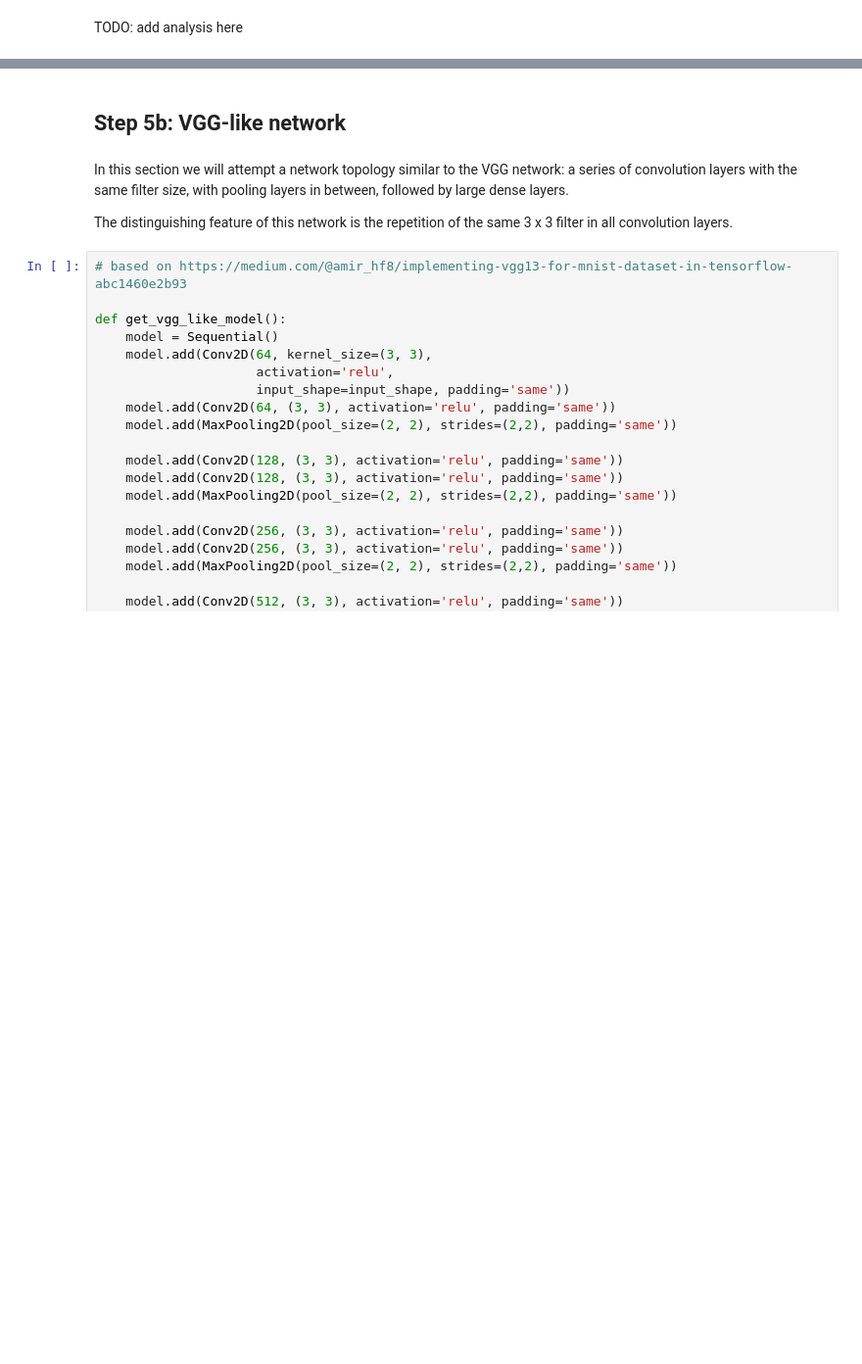
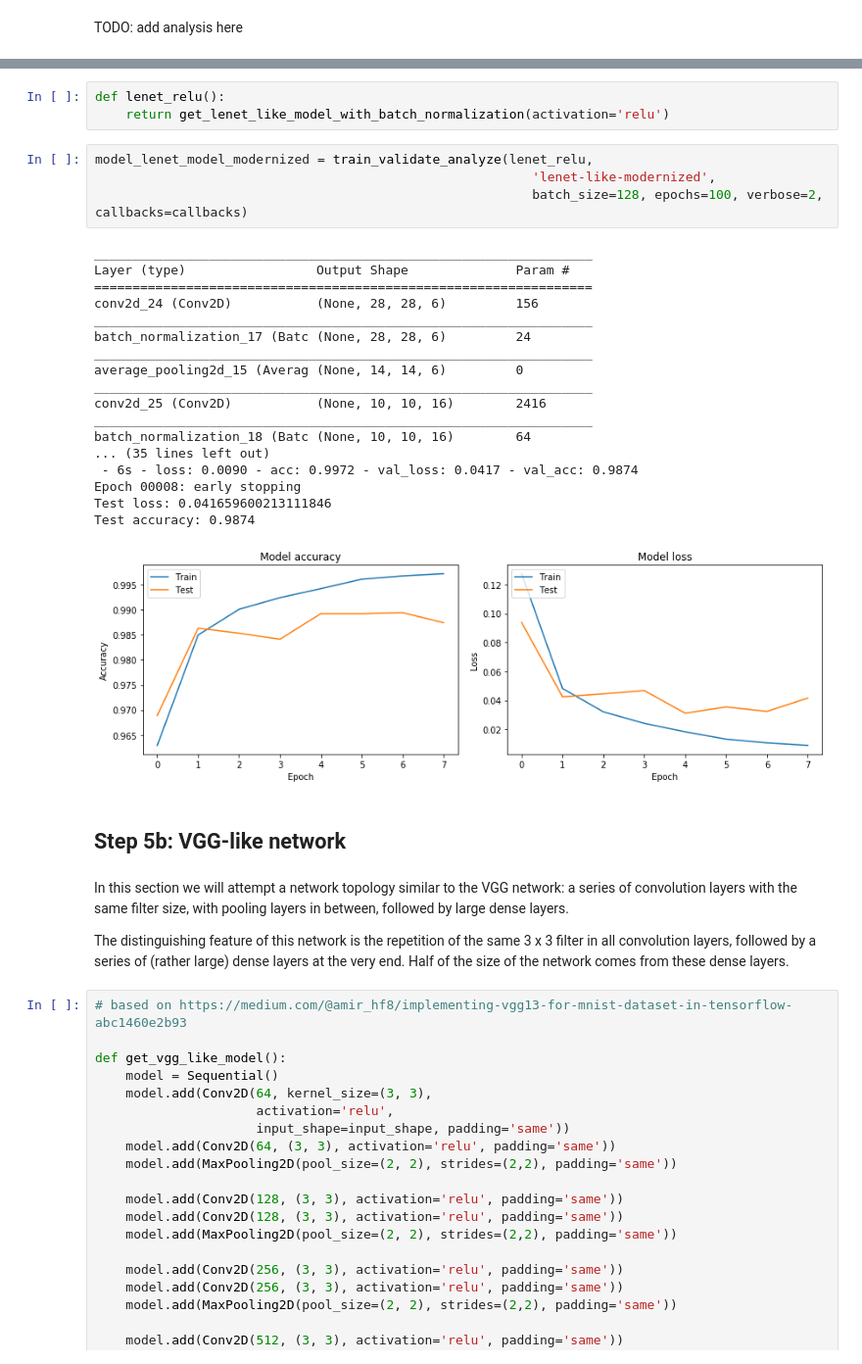
Before and after one commit to fau-masters-collected-works-cgarbin/cap6618-computer-vision, a Jupyter notebook: module5/CAP6618_PP3_final_cgarbin.ipynb, the cells around one changed output, grey strips where cells are left out. Shown at 98% size. Drawn from its saved outputs; the diff is of its cells as text; blank space fills up the shorter version.

```diff
--- a/module5/CAP6618_PP3_final_cgarbin.ipynb
+++ b/module5/CAP6618_PP3_final_cgarbin.ipynb
@@ -432,9 +439,35 @@ TODO: add analysis here
+# %%
+def lenet_relu():
+    return get_lenet_like_model_with_batch_normalization(activation='relu')
+# %%
+model_lenet_model_modernized = train_validate_analyze(lenet_relu,
+                                                         'lenet-like-modernized',
+                                                         batch_size=128, epochs=100, verbose=2, callbacks=callbacks)
+# %% [output]
+_________________________________________________________________
+Layer (type)                 Output Shape              Param #
+=================================================================
+conv2d_24 (Conv2D)           (None, 28, 28, 6)         156
+_________________________________________________________________
+batch_normalization_17 (Batc (None, 28, 28, 6)         24
+_________________________________________________________________
+average_pooling2d_15 (Averag (None, 14, 14, 6)         0
+_________________________________________________________________
+conv2d_25 (Conv2D)           (None, 10, 10, 16)        2416
+_________________________________________________________________
+batch_normalization_18 (Batc (None, 10, 10, 16)        64
+... (35 lines left out)
+ - 6s - loss: 0.0090 - acc: 0.9972 - val_loss: 0.0417 - val_acc: 0.9874
+Epoch 00008: early stopping
+Test loss: 0.041659600213111846
+Test accuracy: 0.9874
+[figure, added]
 # %% [markdown]
 ## Step 5b: VGG-like network
 # %% [markdown]
 In this section we will attempt a network topology similar to the VGG network: a series of convolution layers with the same filter size, with pooling layers in between, followed by large dense layers.
 
-The distinguishing feature of this network is the repetition of the same 3 x 3 filter in all convolution layers.
+The distinguishing feature of this network is the repetition of the same 3 x 3 filter in all convolution layers, followed by a series of (rather large) dense layers at the very end. Half of the size of the network comes from these dense layers.
 # %%
 # based on https://medium.com/@amir_hf8/implementing-vgg13-for-mnist-dataset-in-tensorflow-abc1460e2b93
 
```
Also changed, not shown: parts of 9 cells of this notebook.
